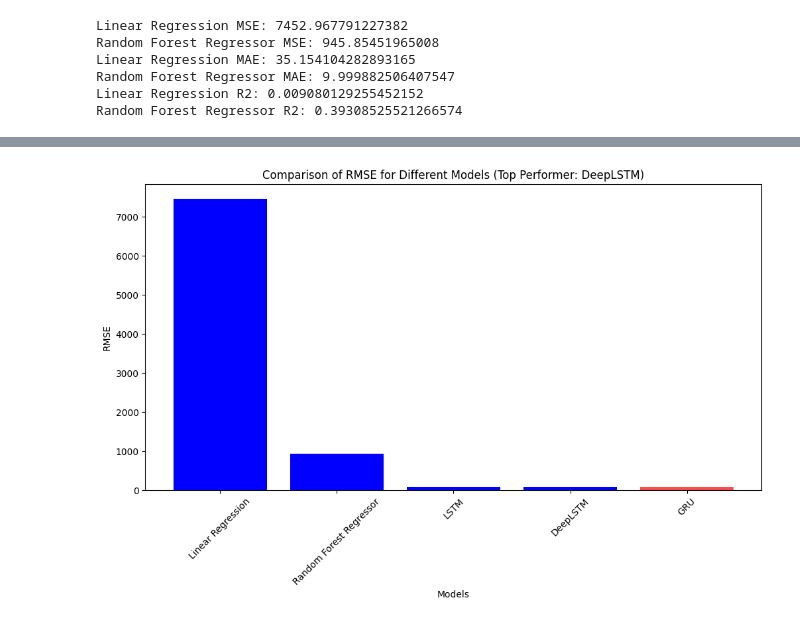
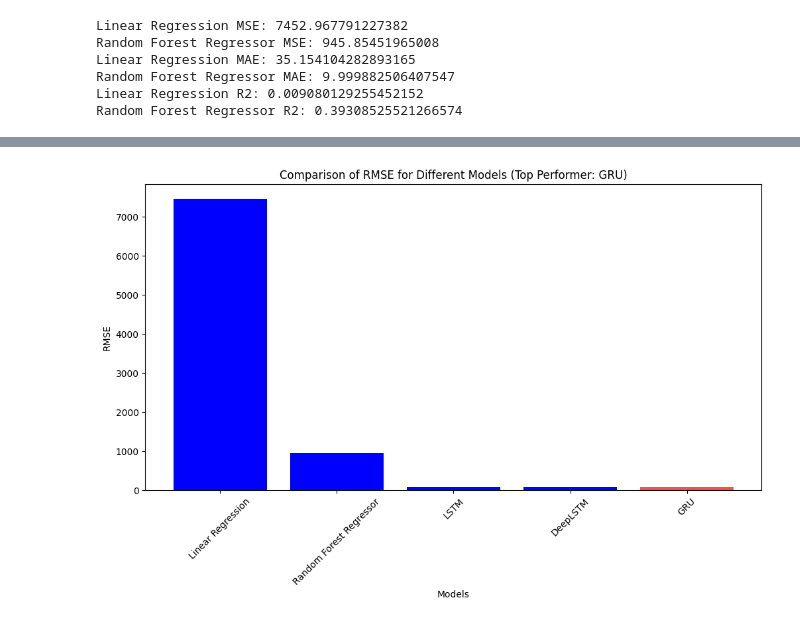
Before and after one commit to nomanmehar5/PREDICTION-OF-EARTH-QUAKE-FYP, a Jupyter notebook: FYP_PREDICTION_OF_EARTH_QUAKE.ipynb, the cells around one changed output, grey strips where cells are left out. Cells and saved outputs as stored; diff of their text form; code cells hidden in the pictures.

```diff
--- a/FYP_PREDICTION_OF_EARTH_QUAKE.ipynb
+++ b/FYP_PREDICTION_OF_EARTH_QUAKE.ipynb
@@ -444,25 +443,23 @@ MLP RMSE: 93242.02588961697
 MLP R² Score: -44869267456.0
 MLP MAE Score: 65336.5390625
 # %%
-import matplotlib.pyplot as plt
-
 models = ["Linear Regression", "Random Forest Regressor", "LSTM", "DeepLSTM", "GRU"]
 rmse = [7452.97, 945.85, 91.70, 87.02, 81.20]
 
 # Find the index of the top performer (DeepLSTM)
 top_performer_index = models.index("GRU")
 
 # Create a list of colors, with 'red' for the top performer and 'blue' for others
 colors = ['red' if i == top_performer_index else 'blue' for i in range(len(models))]
 
 # Create a bar chart with a larger bar for the top performer
 plt.figure(figsize=(12, 6))  # Adjust the figure size as needed
 bars = plt.bar(models, rmse, color=colors)
 bars[top_performer_index].set_alpha(0.7)  # Make the top performer's bar slightly transparent
 plt.xlabel("Models")
 plt.ylabel("RMSE")
-plt.title("Comparison of RMSE for Different Models (Top Performer: DeepLSTM)")
+plt.title("Comparison of RMSE for Different Models (Top Performer: GRU)")
 plt.xticks(rotation=45)
 plt.show()
 # %% [output]
-[figure, old version]
+[figure, new version]
```
Also changed, not shown: parts of 1 cell of this notebook.
